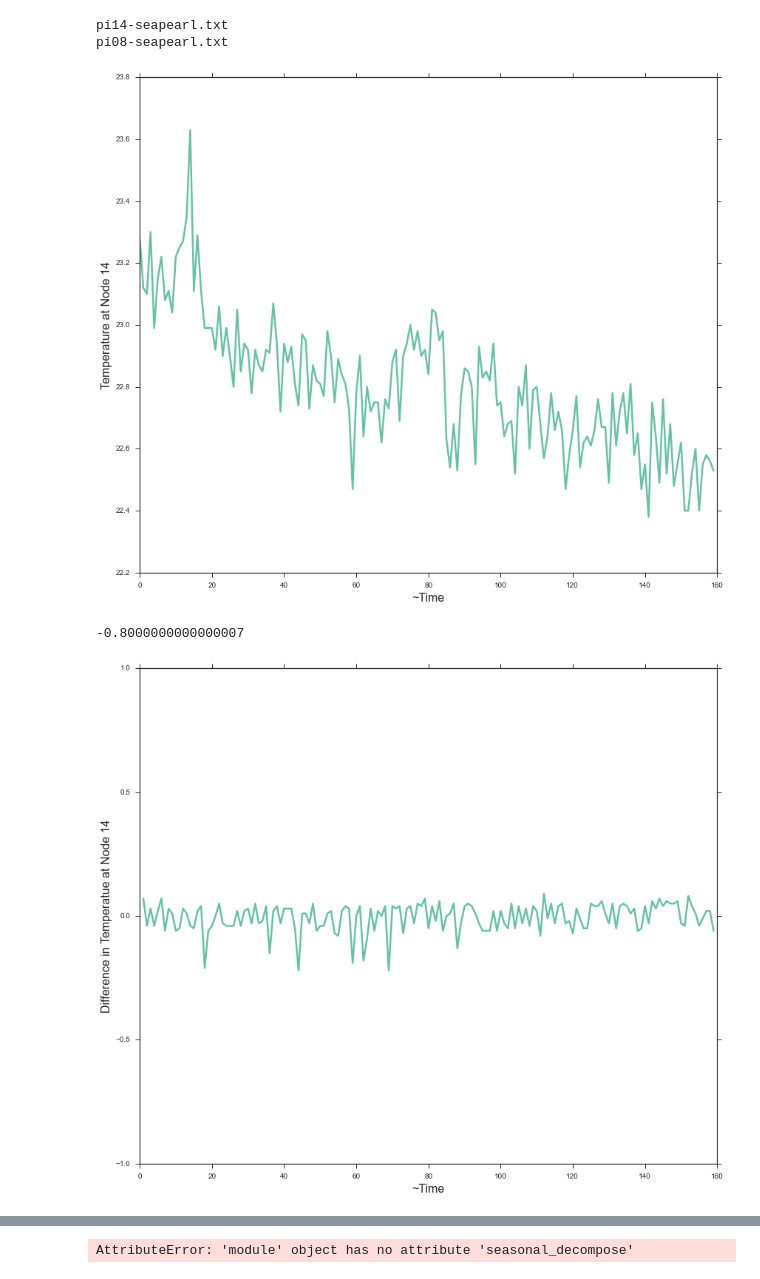
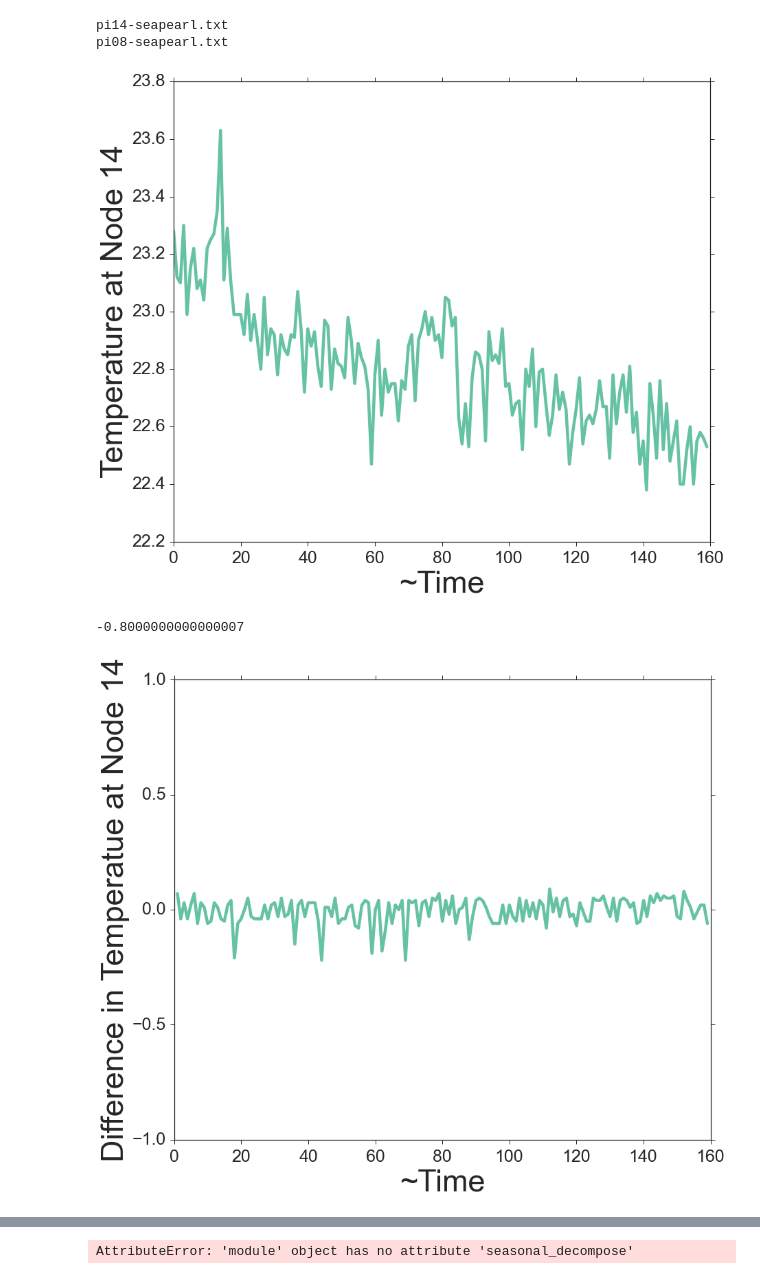
Before and after one commit to words-sdsc/SensorDataAnalytics, a Jupyter notebook: correlations/Plots - Correlation Spearman Coeff.ipynb, the cells around one changed output, grey strips where cells are left out. Saved outputs shown, nothing was run; the diff lists cells and outputs as text; code cells hidden in the pictures.

```diff
--- a/correlations/Plots - Correlation Spearman Coeff.ipynb
+++ b/correlations/Plots - Correlation Spearman Coeff.ipynb
@@ -74,17 +74,20 @@ pi14-seapearl.txt
 pi08-seapearl.txt
 # %%
 import matplotlib.pyplot as plt
-sb.set_context("notebook", rc={"lines.linewidth":3.5})
+sb.set_context("notebook", rc={"lines.linewidth":4.5})
 # %%
-fig=plt.figure(figsize=(14,12))
+# 1
+fig =plt.figure(figsize=(14,12))
 L = timeseriesdict[('pi14', 'Tamb')]
 L['time']=pd.to_datetime(L['time'], infer_datetime_format=True)
-plt.ylabel('Temperature at Node 14', fontsize=16)
-plt.xlabel('~Time', fontsize=16)
+plt.ylabel('Temperature at Node 14', fontsize=45)
+plt.xlabel('~Time', fontsize=45)
 plt.plot(L['value'][::1000])
+plt.xticks(fontsize=25)
+plt.yticks(fontsize=25)
 fig.savefig('Final - Temp at Node 14.jpg')
 # %% [output]
-[figure, old version]
+[figure, new version]
 # %%
 L = timeseriesdict[('pi14', 'Tamb')]
 L['first_diff'] = L['value'] - L['value'].shift()
@@ -92,13 +95,16 @@ sum(L['first_diff'].iloc[1:])
 # %% [output]
 -0.8000000000000007
 # %%
+# 2
 fig=plt.figure(figsize=(14,12))
 L['first_diff'] = L['value'] - L['value'].shift()
-plt.ylabel('Difference in Temperatue at Node 14', fontsize=16)
-plt.xlabel('~Time', fontsize=16)
+plt.ylabel('Difference in Temperatue at Node 14', fontsize=45)
+plt.xlabel('~Time', fontsize=45)
 plt.plot(L['first_diff'][::1000])
 plt.ylim(-1,1)
+plt.xticks(fontsize=25)
+plt.yticks(fontsize=25)
 fig.savefig('Final - Diff in Temperature -  Node 14.jpg')
 # %% [output]
-[figure, old version]
+[figure, new version]
 # %%
```
Also changed, not shown: parts of 9 cells of this notebook, 9 other files.
